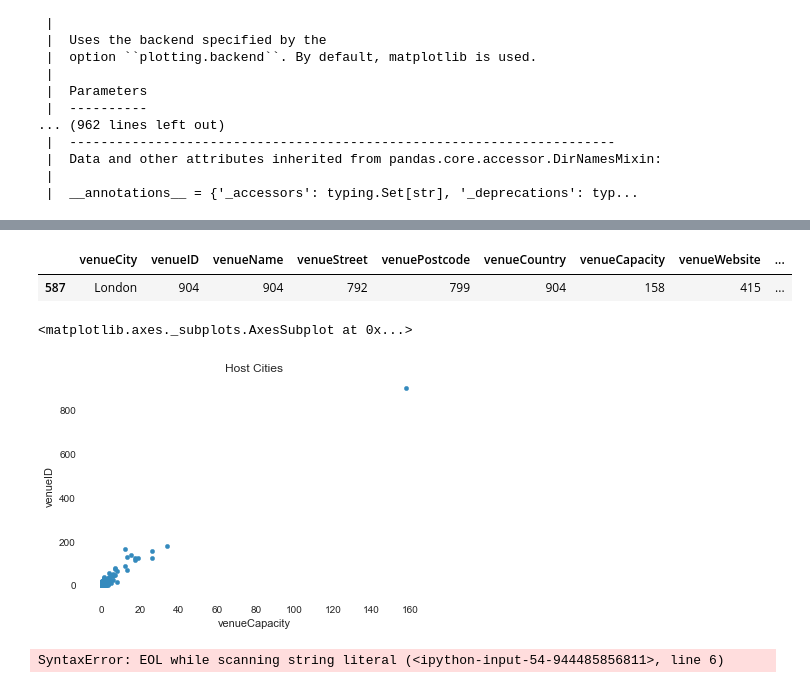
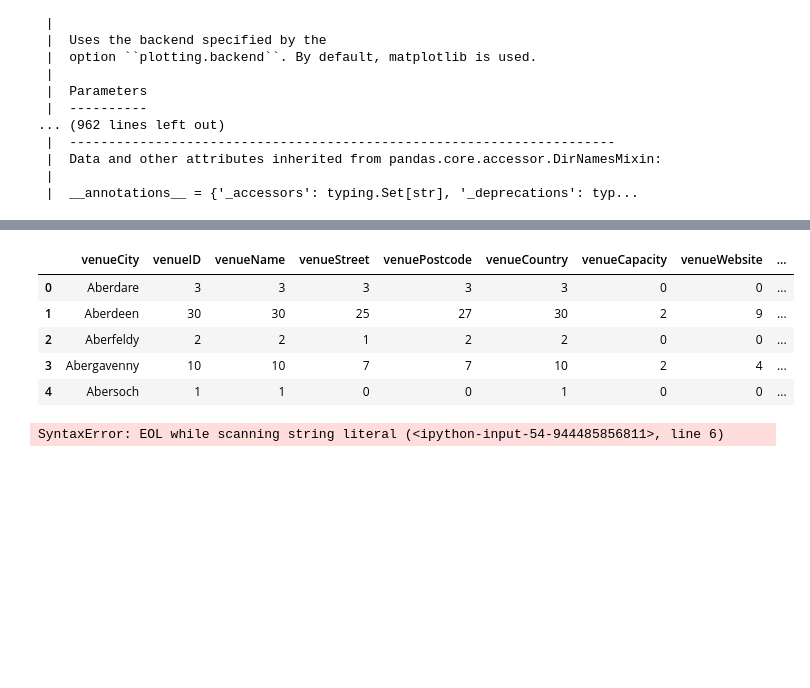
Before and after one commit to mahyarshu/Gigalytics, a Jupyter notebook: source_codes/Spotify/Dataset_Profiling.ipynb, the cells around one changed output, grey strips where cells are left out. Drawn from its saved outputs; the diff is of its cells as text; code cells hidden in the pictures; blank space fills up the shorter version.

```diff
--- a/source_codes/Spotify/Dataset_Profiling.ipynb
+++ b/source_codes/Spotify/Dataset_Profiling.ipynb
@@ -133,22 +133,21 @@ ukVenues.head(1)
 # %%
 ukVenues.head(1)
 city = pd.DataFrame(ukVenues.groupby(['venueCity']).count(), index = None)
 city.reset_index(level=0, inplace=True)
 
-city.head(200)
-
-city[city['venueCapacity']>100]
+city.head()
 # %% [output]
 |  | venueCity | venueID | venueName | venueStreet | venuePostcode | venueCountry | venueCapacity | venueWebsite | ... |
-| 587 | London | 904 | 904 | 792 | 799 | 904 | 158 | 415 | ... |
+| 0 | Aberdare | 3 | 3 | 3 | 3 | 3 | 0 | 0 | ... |
+| 1 | Aberdeen | 30 | 30 | 25 | 27 | 30 | 2 | 9 | ... |
+| 2 | Aberfeldy | 2 | 2 | 1 | 2 | 2 | 0 | 0 | ... |
+| 3 | Abergavenny | 10 | 10 | 7 | 7 | 10 | 2 | 4 | ... |
+| 4 | Abersoch | 1 | 1 | 0 | 0 | 1 | 0 | 0 | ... |
 # %%
-city.plot(y='venueID', x='venueCapacity',kind='scatter', title='Host Cities')
+city.plot(y='venueID', x='venueCity',kind='scatter', title='Host Cities')
 
 #ax.scatter(x=data[:,0],y=data[:,1],label='Data')
 #ukVenues.groupby(['venueCity']).count().plot(y='track_popularity', kind='barh', title='Tracks Popularity')
-# %% [output]
-<matplotlib.axes._subplots.AxesSubplot at 0x...>
-[figure, removed]
 # %%
 data = city
 fig = plt.figure(figsize=(10,5))
```
Also changed, not shown: parts of 3 cells of this notebook.
